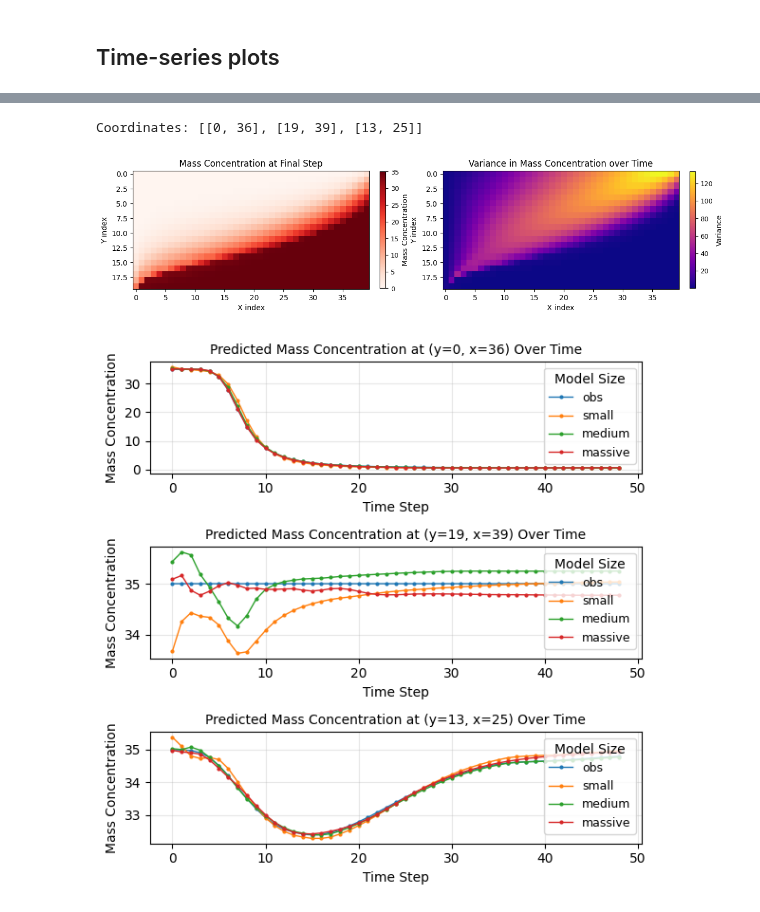
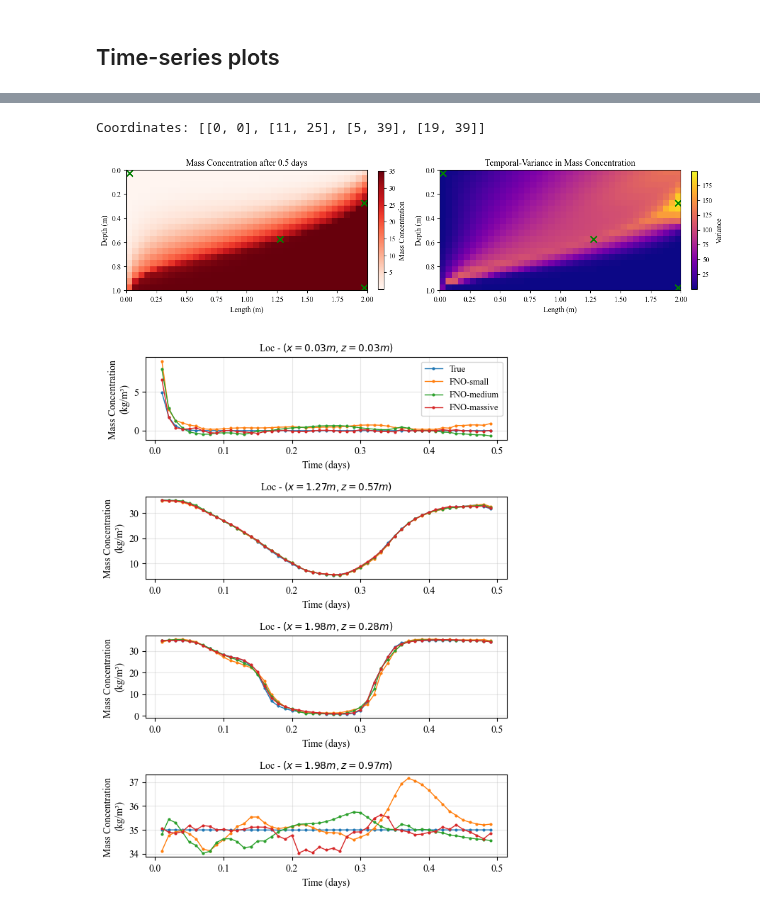
Before and after one commit to arpit-kapoor/gw_henry_fno, a Jupyter notebook: notebooks/compare_preds_targets.ipynb, the cells around one changed output, grey strips where cells are left out. Cells and saved outputs as stored; diff of their text form; code cells hidden in the pictures.

```diff
--- a/notebooks/compare_preds_targets.ipynb
+++ b/notebooks/compare_preds_targets.ipynb
@@ -423,8 +424,8 @@ for scenario in scenario_list:
 
     model_sizes = list(map(lambda x: name_to_size_dict[x], scenario_data["model_size_label"].tolist()))
 
-    ax.plot(model_sizes, scenario_data["val_l2"], marker="o", label="Validation L2", color="blue")
-    ax.plot(model_sizes, scenario_data["train_l2"], marker="o", label="Training L2", color="red")
+    ax.plot(model_sizes, scenario_data["val_mse"], marker="o", label="Validation L2", color="blue")
+    ax.plot(model_sizes, scenario_data["train_mse"], marker="o", label="Training L2", color="red")
     ax.set_title(f"Scenario {scenario_num}\n$\\beta_c$: {beta_c:.2f}, $D_c$: {diffc:.2f}", fontsize=9)
     ax.set_xlabel("Model Size", fontsize=8)
     ax.set_ylabel("L2", fontsize=8)
@@ -790,7 +791,13 @@ else:
 # %% [markdown]
 ## Time-series plots
 # %%
-npz_files = sorted(grid_results_dir.glob("**/per_scenario/scenario_16*val_all_steps.npz"))
+scenario_name = "scenario_16"
+
+npz_files = sorted(grid_results_dir.glob(f"**/per_scenario/{scenario_name}*val_all_steps.npz"))
 res_data = np.load(npz_files[0], allow_pickle=True)
+
+data_path = Path(os.path.expanduser(f"~/Projects/groundwater/data/henry_data/{setting_name}/"))
+time_t = np.load(list(data_path.glob(f"**/{scenario_name}/run_000003/windows.npz"))[0])['time_t']
+
 npz_files
 # %% [output]
@@ -907,24 +942,28 @@ plot_time_series_by_coords(coord_list, files=npz_files)
 # Coords with max and min variance over time
 mass_conc_at_final_step = res_data["ground_truth_all"][-1, 0, :, :]  # shape (ny, nx)
 var_over_time = res_data["ground_truth_all"][:, 0].var(axis=0)  # shape (ny, nx)
+
+max_over_time = res_data["ground_truth_all"][:, 0].max(axis=0)  # shape (ny, nx)
+
 flat_idx_var_order = np.argsort(var_over_time.ravel())[::-1]
 flat_idx_var_select = np.concatenate([flat_idx_var_order[:1], flat_idx_var_order[-1:]])
-coord_list_var = np.array([np.unravel_index(idx, var_over_time.shape) for idx in flat_idx_var_select])
-coord_list_var = np.concatenate([coord_list_var, np.array([[13, 25]])])  # Combine with previous max-diff coords, ensuring no duplicates
-print("Coordinates:", coord_list_var.tolist())
+coord_idx_list_var = np.array([np.unravel_index(idx, var_over_time.shape) for idx in flat_idx_var_select])
+coord_idx_list_var = np.concatenate([np.array([[0, 0], [11, 25]]), coord_idx_list_var])  # Combine with previous max-diff coords, ensuring no duplicates
+print("Coordinates:", coord_idx_list_var.tolist())
 
 # Plot variance map using the reusable function
 _ = plot_2d_field(
     [mass_conc_at_final_step, var_over_time],
-    title=["Mass Concentration at Final Step", "Variance in Mass Concentration over Time"],
+    title=["Mass Concentration after 0.5 days", "Temporal-Variance in Mass Concentration"],
     cbar_label=["Mass Concentration", "Variance"],
-    cmap=["Reds", "plasma"]
+    cmap=["Reds", "plasma"],
+    plot_coords=coord_idx_list_var.tolist()
 )
 # %% [output]
-Coordinates: [[0, 36], [19, 39], [13, 25]]
+Coordinates: [[0, 0], [11, 25], [5, 39], [19, 39]]
-[figure, old version]
+[figure, new version]
 # %%
 # You can also use it with the variance coordinates
-plot_time_series_by_coords(coord_list_var, size_label_order=['obs', 'small', 'medium', 'massive'], files=npz_files)
+plot_time_series_by_coords(coord_idx_list_var, time_t, size_label_order=['true', 'small', 'medium', 'massive'], files=npz_files)
 # %% [output]
-[figure, old version]
+[figure, new version]
```
Also changed, not shown: parts of 11 cells of this notebook.
